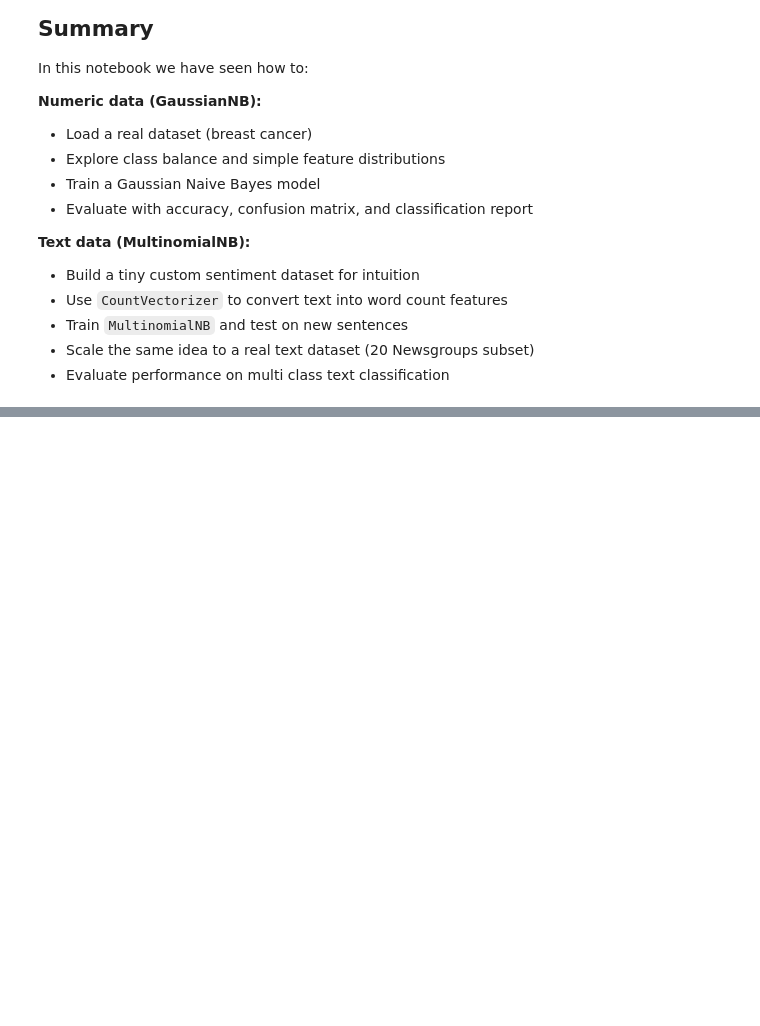
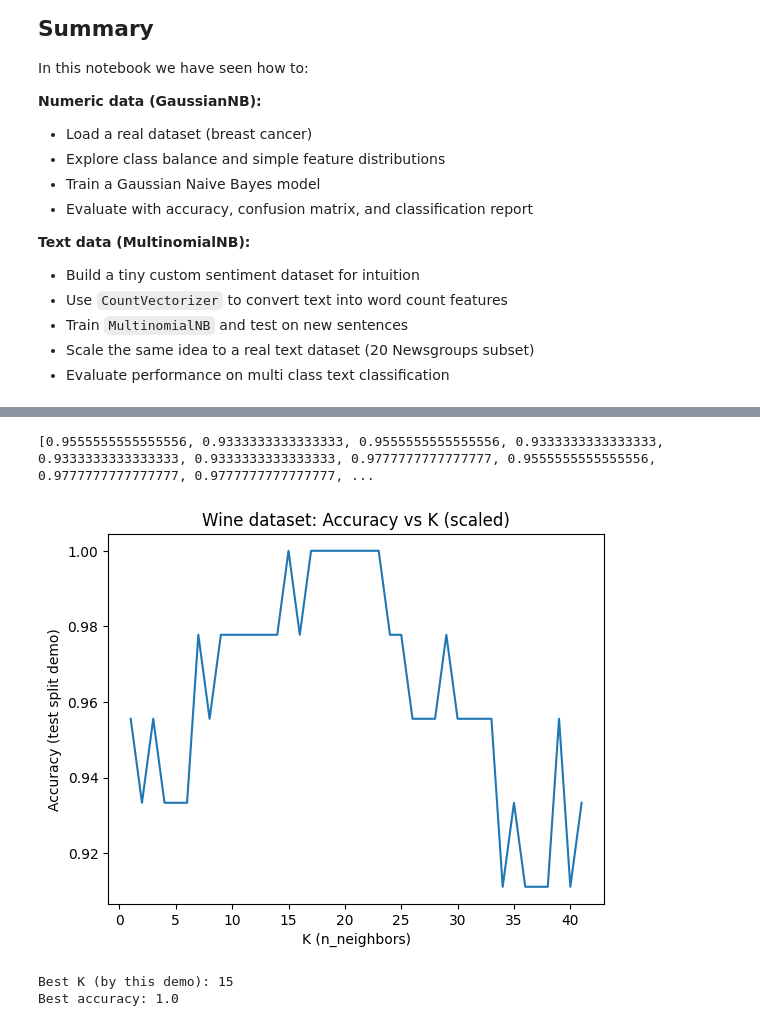
Before and after one commit to iamnaymur/ml_meta_learning, a Jupyter notebook: week05_advanced_supervised_learning.ipynb, the cells around one changed output, grey strips where cells are left out. Saved outputs shown, nothing was run; the diff lists cells and outputs as text; code cells hidden in the pictures; blank space fills up the shorter version.

```diff
--- a/week05_advanced_supervised_learning.ipynb
+++ b/week05_advanced_supervised_learning.ipynb
@@ -387,0 +461,11 @@ In this notebook we have seen how to:
+# %%
+wine = load_wine()
+X = wine.data
+y = wine.target
+
+print("Dataset shape:", X.shape)
+print("Classes:", list(wine.target_names))
+
+X_train, X_test, y_train, y_test = train_test_split(
+    X, y, test_size=0.25, random_state=42, stratify=y
+)
@@ -387,0 +475,9 @@ In this notebook we have seen how to:
+# %%
+# Baseline KNN model (Euclidean distance via Minkowski p=2)
+clf = Pipeline([
+    ("scaler", StandardScaler()),
+    ("knn", KNeighborsClassifier(n_neighbors=15, metric="minkowski", p=2))
+])
+
+clf.fit(X_train, y_train)
+y_pred = clf.predict(X_test)
@@ -387,0 +492,31 @@ In this notebook we have seen how to:
+# %%
+#We will tune K by trying a range of values and plotting accuracy.
+k_values = range(1,42)
+accs = []
+for k in k_values:
+  model = Pipeline([
+      ("scaler", StandardScaler()),
+      ("knn", KNeighborsClassifier(n_neighbors= k))
+  ])
+  model.fit(X_train, y_train)
+  pred = model.predict(X_test)
+  accs.append(accuracy_score(y_test, pred))
+# %%
+print(accs)
+# %% [output]
+[0.9555555555555556, 0.9333333333333333, 0.9555555555555556, 0.9333333333333333, 0.9333333333333333, 0.9333333333333333, 0.9777777777777777, 0.9555555555555556, 0.9777777777777777, 0.9777777777777777, ...
+# %%
+plt.figure()
+plt.plot(list(k_values), accs)
+plt.xlabel("K (n_neighbors)")
+plt.ylabel("Accuracy (test split demo)")
+plt.title("Wine dataset: Accuracy vs K (scaled)")
+plt.show()
+
+best_k = list(k_values)[int(np.argmax(accs))]
+print("Best K (by this demo):", best_k)
+print("Best accuracy:", float(np.max(accs)))
+# %% [output]
+[figure, added]
+Best K (by this demo): 15
+Best accuracy: 1.0
```
Also changed, not shown: parts of 15 cells of this notebook.
